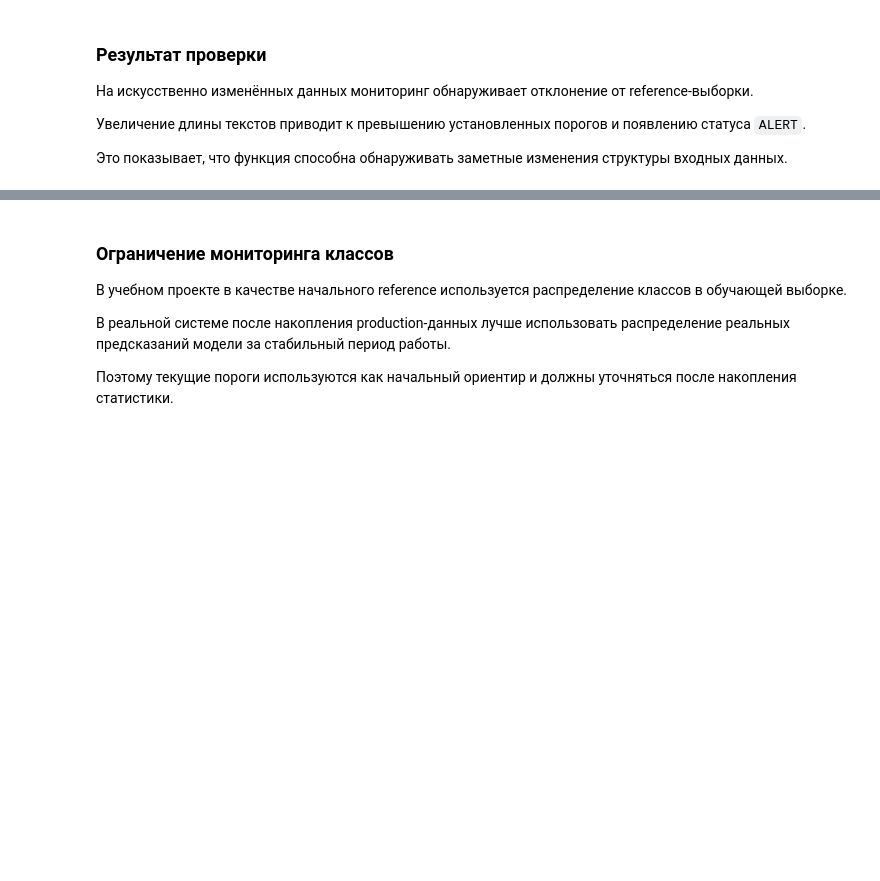
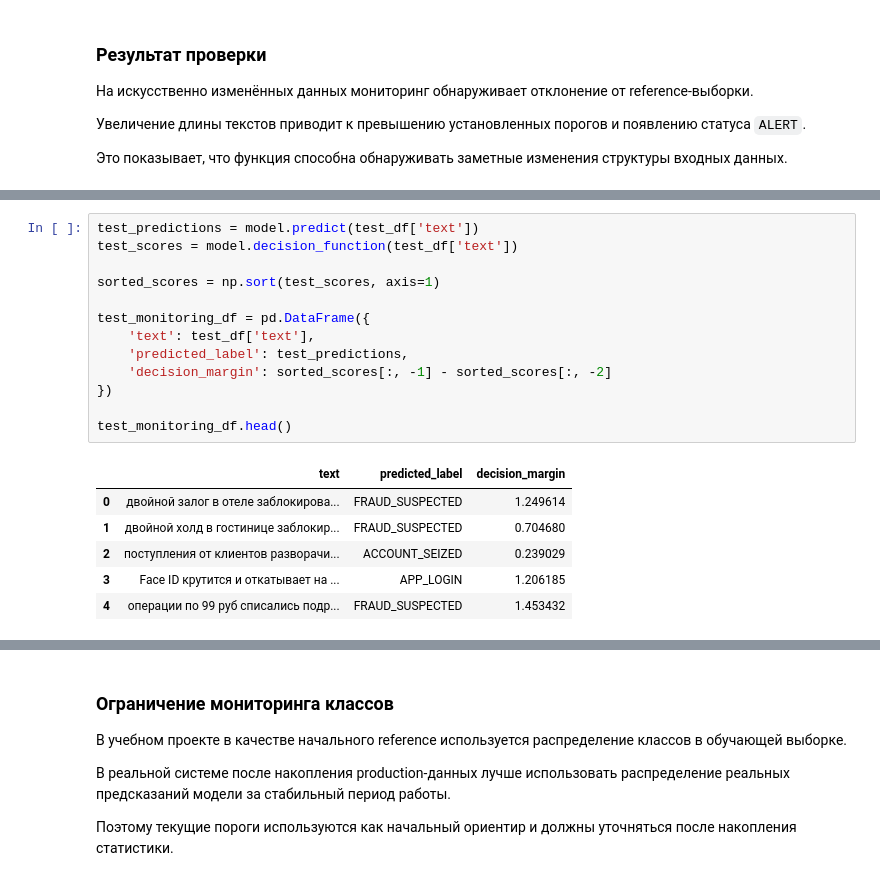
Before and after one commit to yasinnsbts/integ_ai_in_dev_nlp, a Jupyter notebook: 02_monitoring.ipynb, the cells around one changed output, grey strips where cells are left out. Cells and saved outputs as stored; diff of their text form; blank space fills up the shorter version.

```diff
--- a/02_monitoring.ipynb
+++ b/02_monitoring.ipynb
@@ -476,0 +537,20 @@ check_input_data(drift_df)
+# %%
+test_predictions = model.predict(test_df['text'])
+test_scores = model.decision_function(test_df['text'])
+
+sorted_scores = np.sort(test_scores, axis=1)
+
+test_monitoring_df = pd.DataFrame({
+    'text': test_df['text'],
+    'predicted_label': test_predictions,
+    'decision_margin': sorted_scores[:, -1] - sorted_scores[:, -2]
+})
+
+test_monitoring_df.head()
+# %% [output]
+|  | text | predicted_label | decision_margin |
+| 0 | двойной залог в отеле заблокирова... | FRAUD_SUSPECTED | 1.249614 |
+| 1 | двойной холд в гостинице заблокир... | FRAUD_SUSPECTED | 0.704680 |
+| 2 | поступления от клиентов разворачи... | ACCOUNT_SEIZED | 0.239029 |
+| 3 | Face ID крутится и откатывает на ... | APP_LOGIN | 1.206185 |
+| 4 | операции по 99 руб списались подр... | FRAUD_SUSPECTED | 1.453432 |
```
Also changed, not shown: parts of 26 cells of this notebook.
